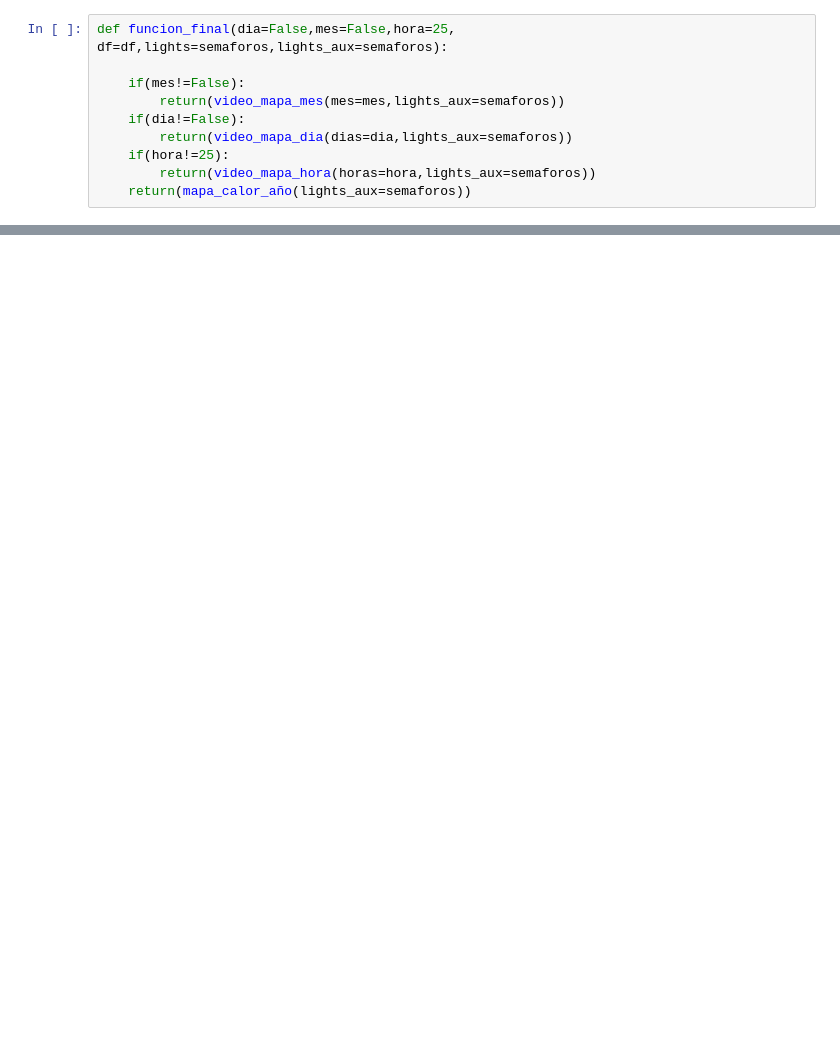
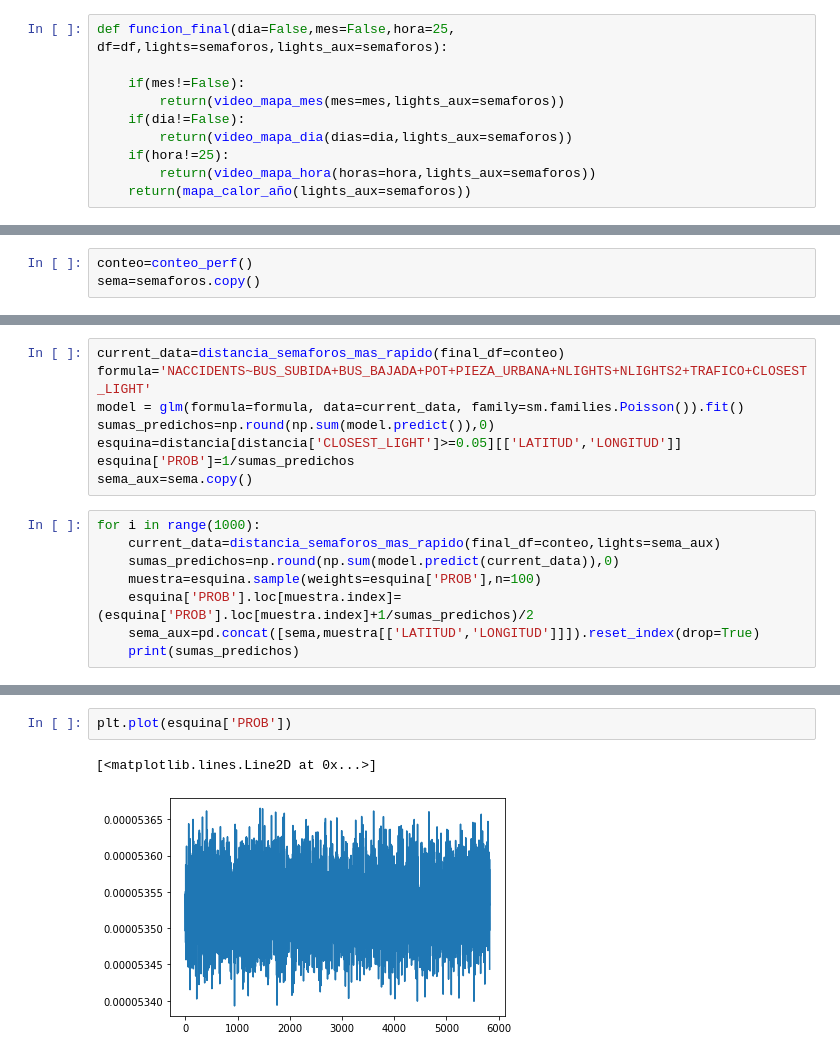
Before and after one commit to albertofbs15/ds4_project, a Jupyter notebook: Final Data/Avance.ipynb, the cells around one changed output, grey strips where cells are left out. Cells and saved outputs as stored; diff of their text form; blank space fills up the shorter version.

Commit message:
modelo corregido

```diff
--- a/Final Data/Avance.ipynb
+++ b/Final Data/Avance.ipynb
@@ -190,0 +206,3 @@ video_mapa_mes()
+# %%
+conteo=conteo_perf()
+sema=semaforos.copy()
@@ -190,0 +225,16 @@ video_mapa_mes()
+# %%
+current_data=distancia_semaforos_mas_rapido(final_df=conteo)
+formula='NACCIDENTS~BUS_SUBIDA+BUS_BAJADA+POT+PIEZA_URBANA+NLIGHTS+NLIGHTS2+TRAFICO+CLOSEST_LIGHT'
+model = glm(formula=formula, data=current_data, family=sm.families.Poisson()).fit()
+sumas_predichos=np.round(np.sum(model.predict()),0)
+esquina=distancia[distancia['CLOSEST_LIGHT']>=0.05][['LATITUD','LONGITUD']]
+esquina['PROB']=1/sumas_predichos
+sema_aux=sema.copy()
+# %%
+for i in range(1000):
+    current_data=distancia_semaforos_mas_rapido(final_df=conteo,lights=sema_aux)
+    sumas_predichos=np.round(np.sum(model.predict(current_data)),0)
+    muestra=esquina.sample(weights=esquina['PROB'],n=100)
+    esquina['PROB'].loc[muestra.index]=(esquina['PROB'].loc[muestra.index]+1/sumas_predichos)/2
+    sema_aux=pd.concat([sema,muestra[['LATITUD','LONGITUD']]]).reset_index(drop=True)
+    print(sumas_predichos)
@@ -190,0 +259,5 @@ video_mapa_mes()
+# %%
+plt.plot(esquina['PROB'])
+# %% [output]
+[<matplotlib.lines.Line2D at 0x...>]
+[figure, added]
```
Also changed, not shown: parts of 7 cells of this notebook.
